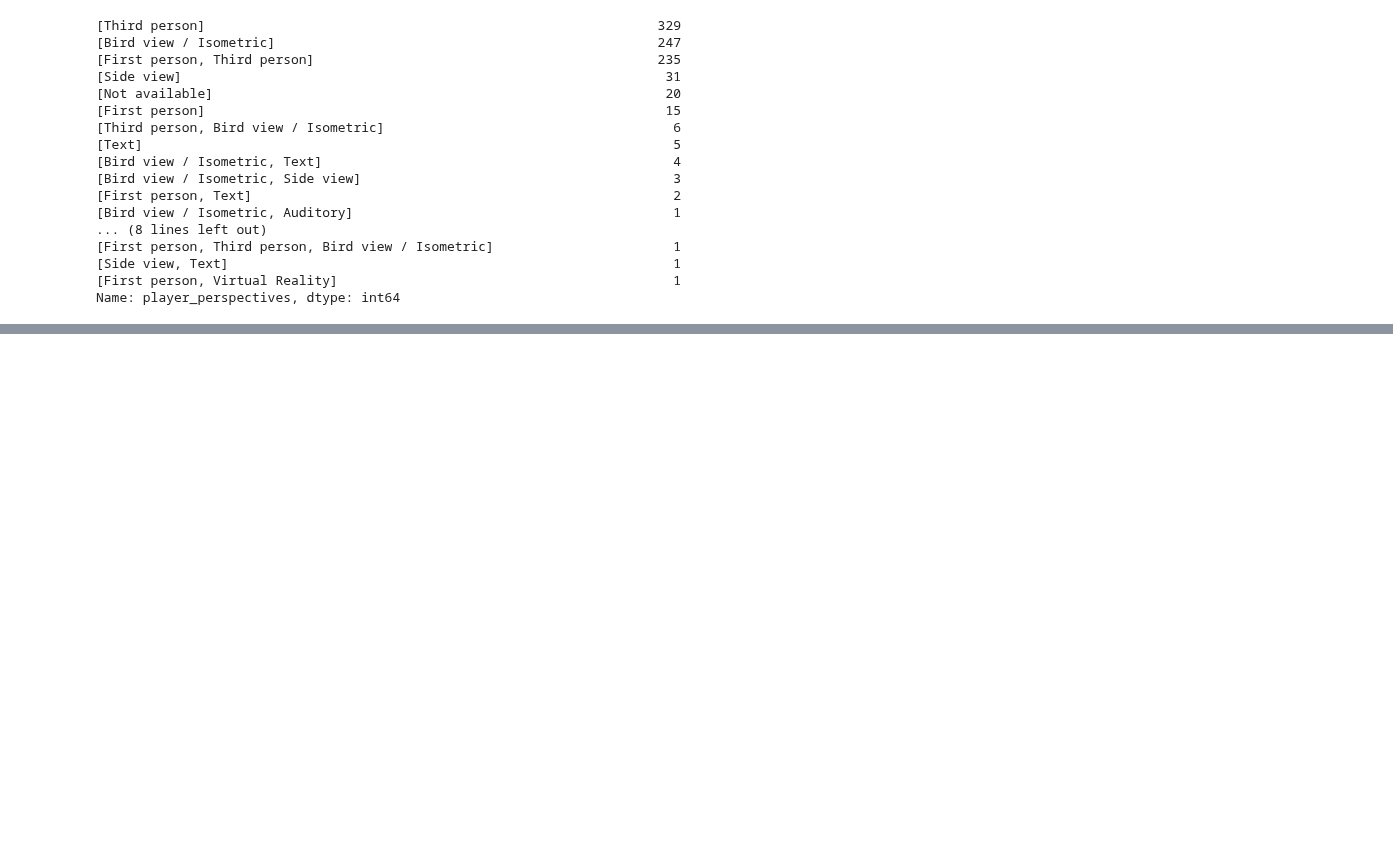
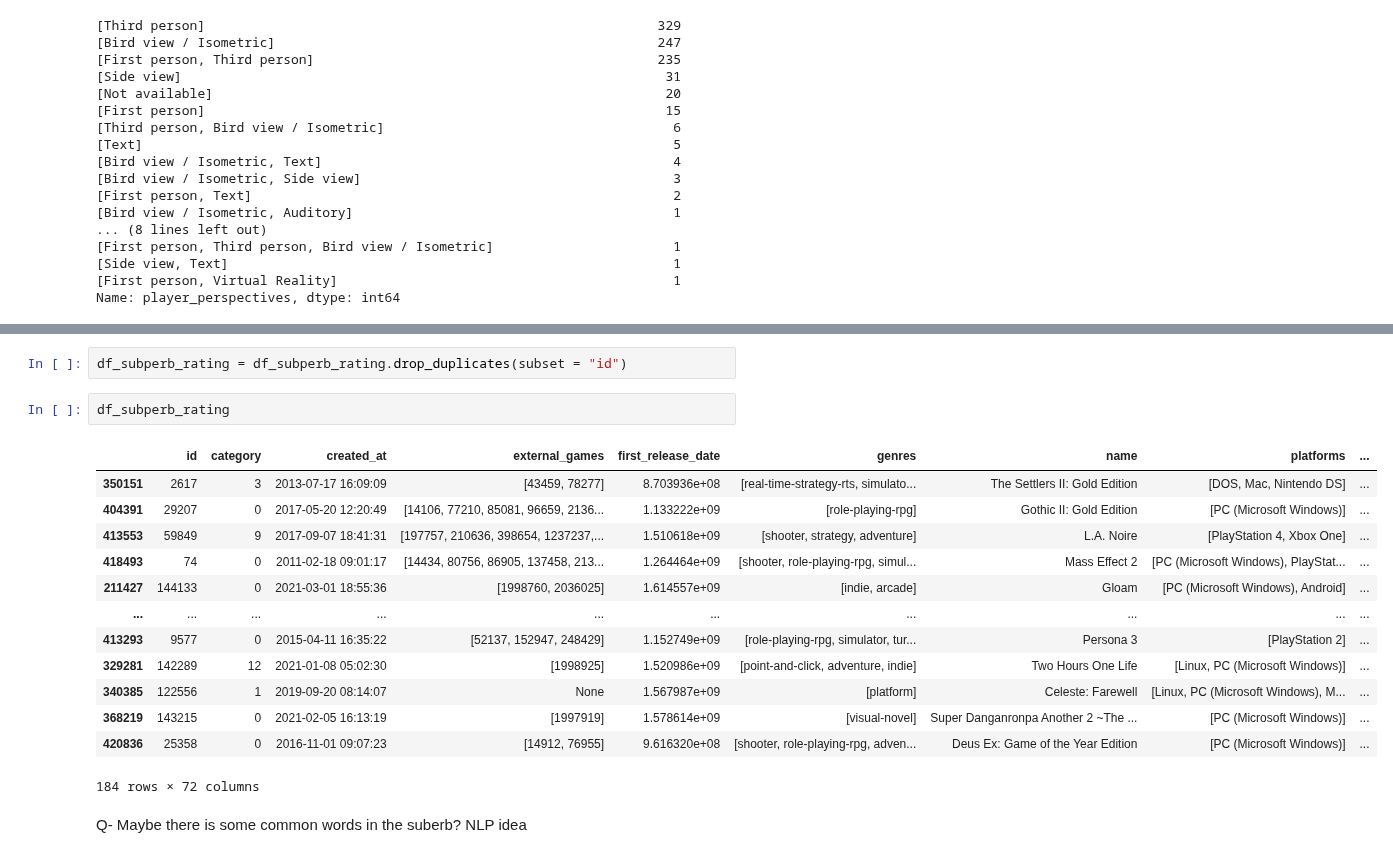
Before and after one commit to MrEnigmamgine/Videogame-Capstone_fork, a Jupyter notebook: Glady-acquire-Exploration.ipynb, the cells around one changed output, grey strips where cells are left out. Cells and saved outputs as stored; diff of their text form; blank space fills up the shorter version.

```diff
--- a/Glady-acquire-Exploration.ipynb
+++ b/Glady-acquire-Exploration.ipynb
@@ -739,0 +835,20 @@ AttributeError: 'AxesSubplot' object has no attribute 'subplots'
+# %%
+df_subperb_rating = df_subperb_rating.drop_duplicates(subset = "id")
+# %%
+df_subperb_rating
+# %% [output]
+|  | id | category | created_at | external_games | first_release_date | genres | name | platforms | ... |
+| 350151 | 2617 | 3 | 2013-07-17 16:09:09 | [43459, 78277] | 8.703936e+08 | [real-time-strategy-rts, simulato... | The Settlers II: Gold Edition | [DOS, Mac, Nintendo DS] | ... |
+| 404391 | 29207 | 0 | 2017-05-20 12:20:49 | [14106, 77210, 85081, 96659, 2136... | 1.133222e+09 | [role-playing-rpg] | Gothic II: Gold Edition | [PC (Microsoft Windows)] | ... |
+| 413553 | 59849 | 9 | 2017-09-07 18:41:31 | [197757, 210636, 398654, 1237237,... | 1.510618e+09 | [shooter, strategy, adventure] | L.A. Noire | [PlayStation 4, Xbox One] | ... |
+| 418493 | 74 | 0 | 2011-02-18 09:01:17 | [14434, 80756, 86905, 137458, 213... | 1.264464e+09 | [shooter, role-playing-rpg, simul... | Mass Effect 2 | [PC (Microsoft Windows), PlayStat... | ... |
+| 211427 | 144133 | 0 | 2021-03-01 18:55:36 | [1998760, 2036025] | 1.614557e+09 | [indie, arcade] | Gloam | [PC (Microsoft Windows), Android] | ... |
+| ... | ... | ... | ... | ... | ... | ... | ... | ... | ... |
+| 413293 | 9577 | 0 | 2015-04-11 16:35:22 | [52137, 152947, 248429] | 1.152749e+09 | [role-playing-rpg, simulator, tur... | Persona 3 | [PlayStation 2] | ... |
+| 329281 | 142289 | 12 | 2021-01-08 05:02:30 | [1998925] | 1.520986e+09 | [point-and-click, adventure, indie] | Two Hours One Life | [Linux, PC (Microsoft Windows)] | ... |
+| 340385 | 122556 | 1 | 2019-09-20 08:14:07 | None | 1.567987e+09 | [platform] | Celeste: Farewell | [Linux, PC (Microsoft Windows), M... | ... |
+| 368219 | 143215 | 0 | 2021-02-05 16:13:19 | [1997919] | 1.578614e+09 | [visual-novel] | Super Danganronpa Another 2 ~The ... | [PC (Microsoft Windows)] | ... |
+| 420836 | 25358 | 0 | 2016-11-01 09:07:23 | [14912, 76955] | 9.616320e+08 | [shooter, role-playing-rpg, adven... | Deus Ex: Game of the Year Edition | [PC (Microsoft Windows)] | ... |
+184 rows × 72 columns
+# %% [markdown]
+Q- Maybe there is some common words in the suberb? NLP idea
```
Also changed, not shown: parts of 80 cells of this notebook.
